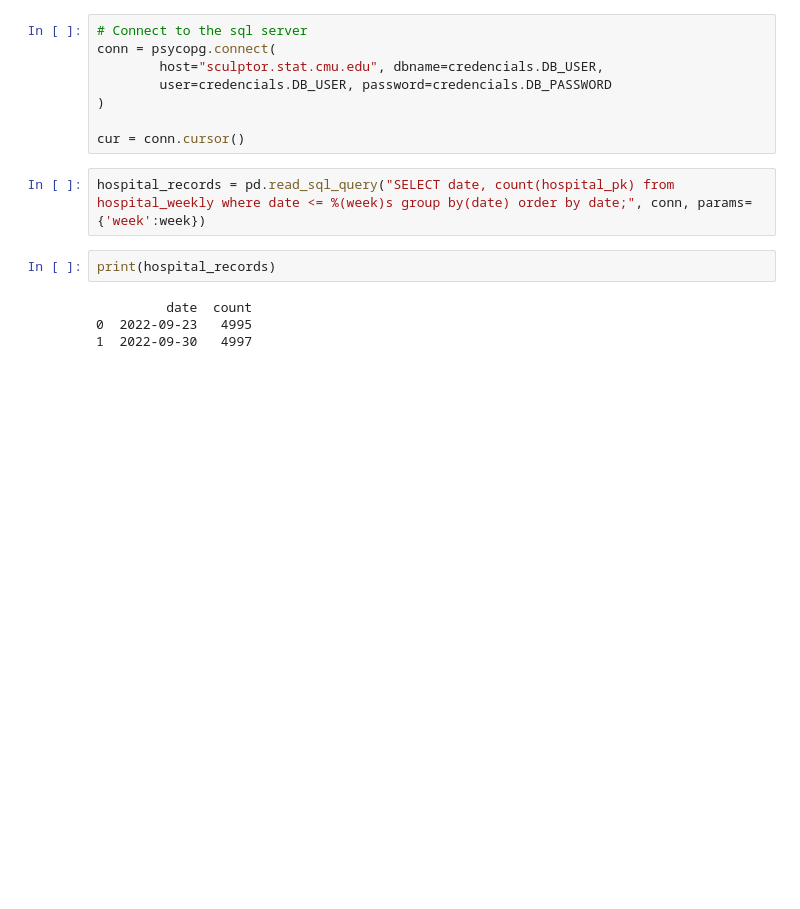
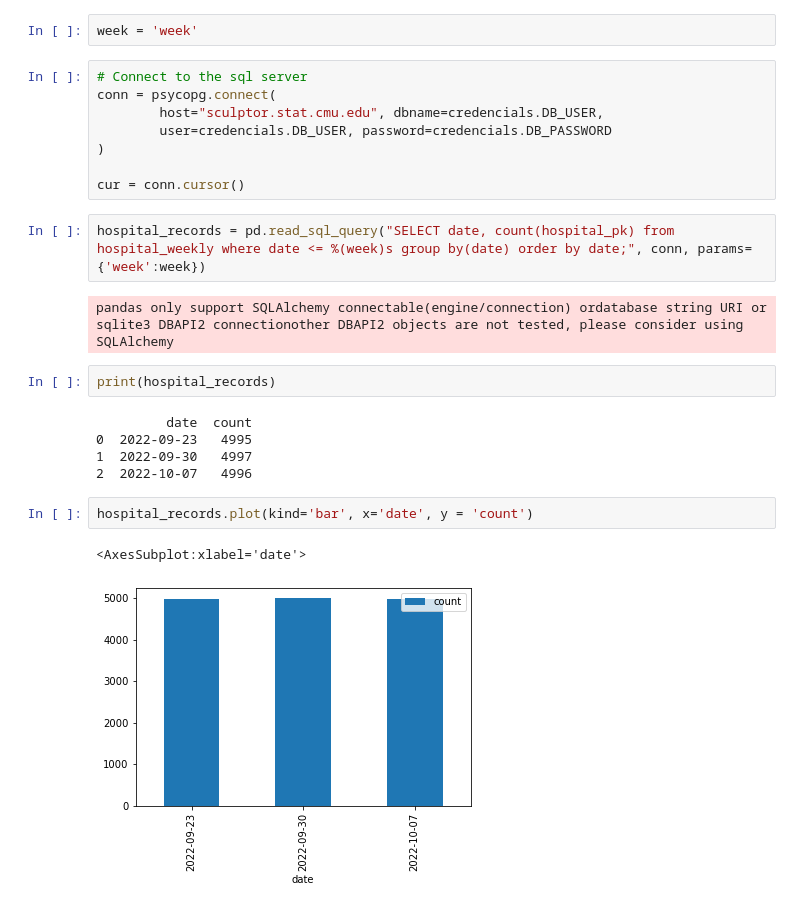
Before and after one commit to RuohaoWu/Hospital-Database, a Jupyter notebook: weekly-report.ipynb, the cells around one changed output. Drawn from its saved outputs; the diff is of its cells as text; blank space fills up the shorter version.

```diff
--- a/weekly-report.ipynb
+++ b/weekly-report.ipynb
@@ -11,3 +10,5 @@ week = '2022-09-30'
+# %%
+week = 'week'
 # %%
 # Connect to the sql server
 conn = psycopg.connect(
@@ -18,9 +19,17 @@ conn = psycopg.connect(
 cur = conn.cursor()
 # %%
 hospital_records = pd.read_sql_query("SELECT date, count(hospital_pk) from hospital_weekly where date <= %(week)s group by(date) order by date;", conn, params={'week':week})
+# %% [output]
+pandas only support SQLAlchemy connectable(engine/connection) ordatabase string URI or sqlite3 DBAPI2 connectionother DBAPI2 objects are not tested, please consider using SQLAlchemy
 # %%
 print(hospital_records)
 # %% [output]
          date  count
 0  2022-09-23   4995
 1  2022-09-30   4997
+2  2022-10-07   4996
+# %%
+hospital_records.plot(kind='bar', x='date', y = 'count')
+# %% [output]
+<AxesSubplot:xlabel='date'>
+[figure, added]
```
Also changed, not shown: parts of 12 cells of this notebook.
